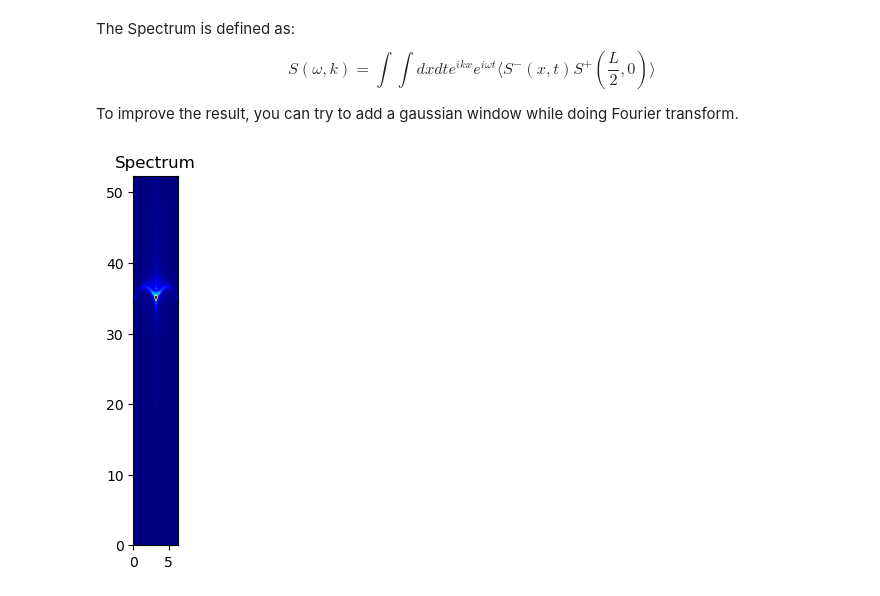
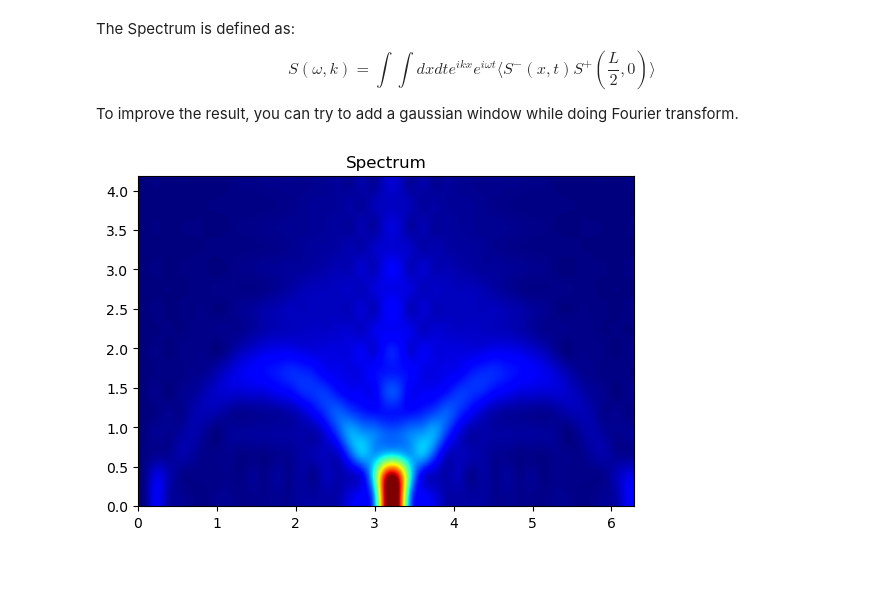
Before and after one commit to DavidGoing/DMRG, a Jupyter notebook: DMRG_TEBD.ipynb, the cells around one changed output. Saved outputs shown, nothing was run; the diff lists cells and outputs as text; code cells hidden in the pictures; blank space fills up the shorter version.

```diff
--- a/DMRG_TEBD.ipynb
+++ b/DMRG_TEBD.ipynb
@@ -591,19 +591,19 @@ To improve the result, you can try to add a gaussian window while doing Fourier
 # %%
 
 
 Correlation = np.transpose(np.array(Correlaion_SpSm))
 Correlation = np.concatenate((np.flip(Correlation[:, 1:], axis=1), Correlation), axis=1)
 Spec = np.absolute(np.fft.fft2(Correlation))
-# Spec = Spec[:, 68:52:-1]
-Spec = Spec[:, 1000:1200]
+Spec = Spec[:, 68:52:-1]
+# Spec = Spec[:, 1000:1200]
 NumOmega = np.shape(Spec)[1]
 K = np.outer(np.linspace(0, np.pi * 2, N), np.ones(NumOmega))
 W = np.outer(np.ones(N), np.linspace(0, NumOmega * np.pi / (tau * time_slice), NumOmega))
 fig, ax = plt.subplots()
 im = ax.imshow(abs(Spec).T, interpolation='Spline36', cmap="jet",
                origin='lower', extent=[0, 2*np.pi,0 ,  NumOmega * np.pi / (tau * time_slice)],
                vmax=abs(Spec).max(), vmin=0)
 ax.set_title('Spectrum')
 plt.show()
 # %% [output]
-[figure, old version]
+[figure, new version]
```
Also changed, not shown: parts of 3 cells of this notebook.
